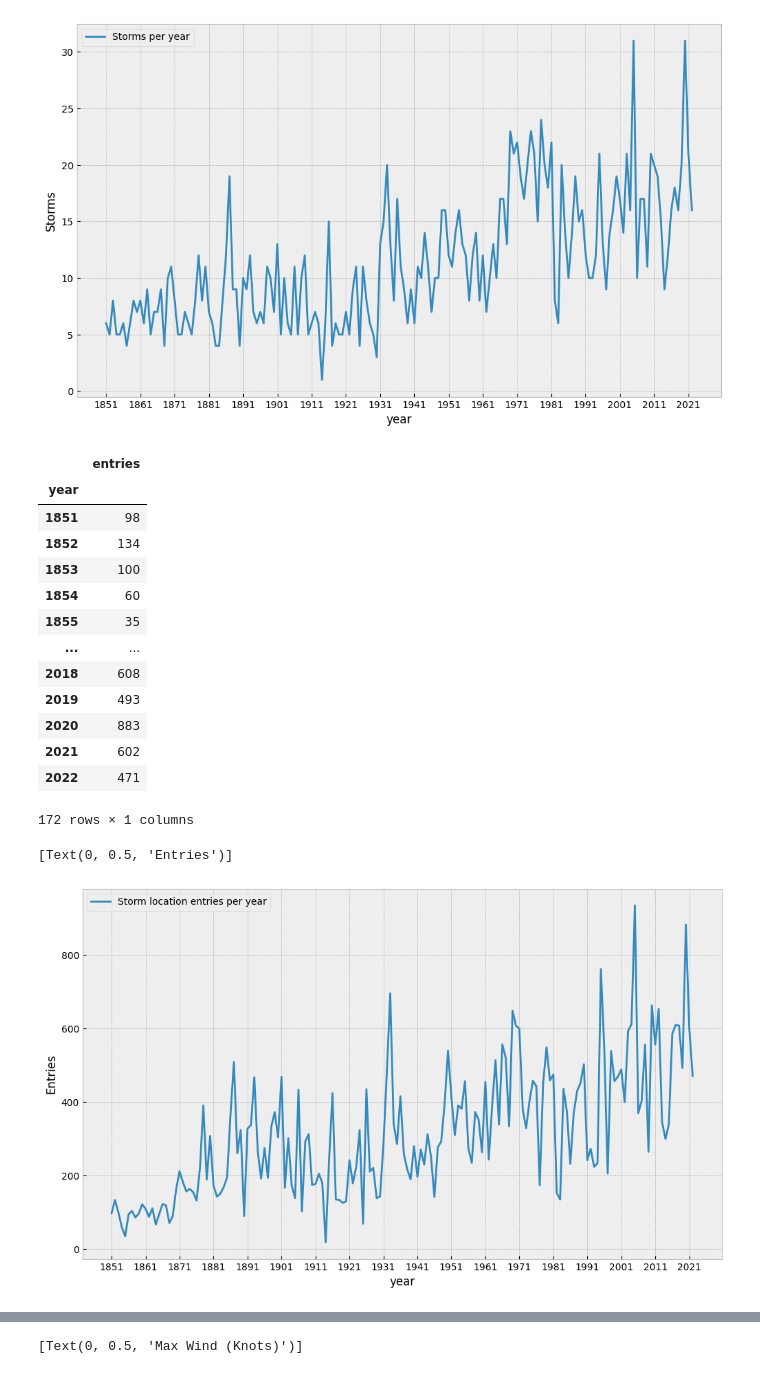
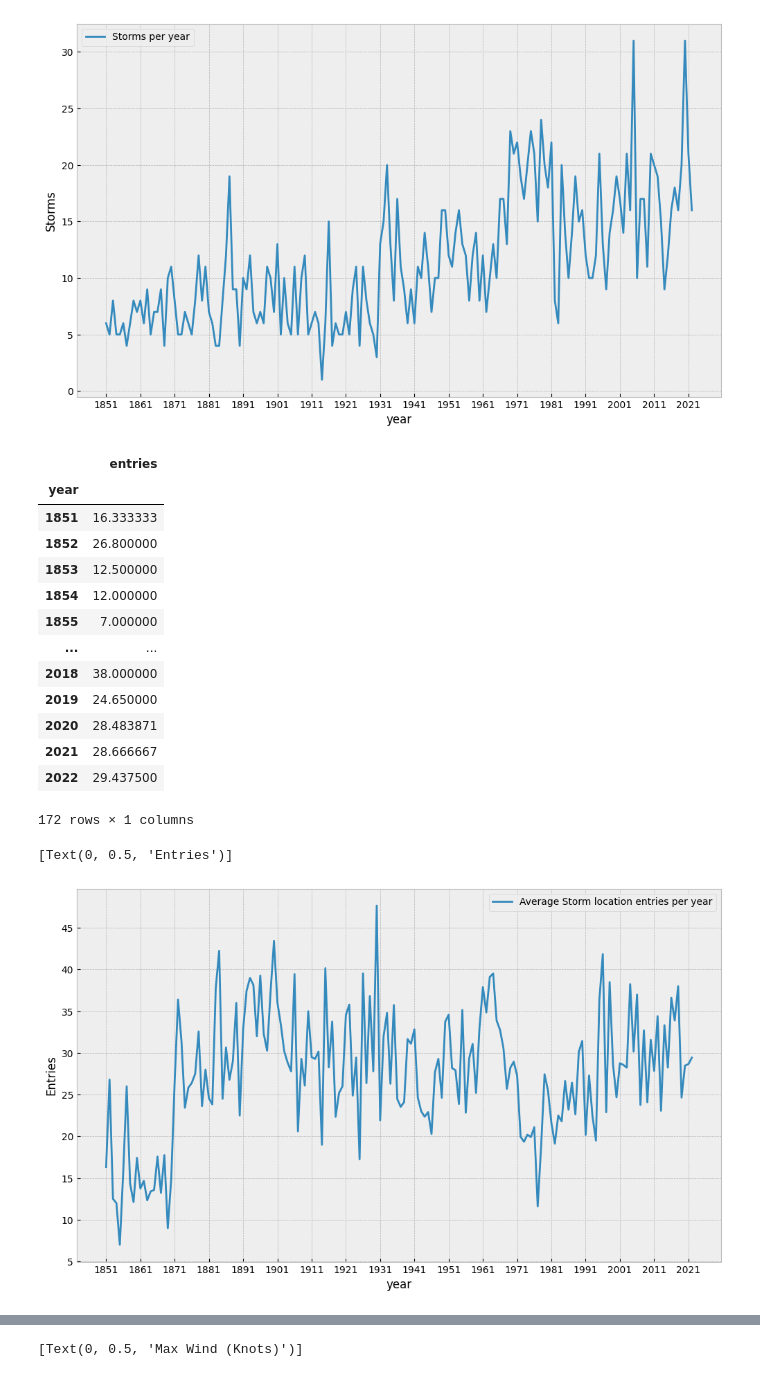
Before and after one commit to AppTrain/hurdat, a Jupyter notebook: hurrdat.ipynb, the cells around one changed output, grey strips where cells are left out. Saved outputs shown, nothing was run; the diff lists cells and outputs as text; code cells hidden in the pictures.

```diff
--- a/hurrdat.ipynb
+++ b/hurrdat.ipynb
@@ -81,32 +81,32 @@ ax.set(ylabel='Storms')
 [Text(0, 0.5, 'Storms')]
 [figure]
 # %%
-recorded_entries = hurrdat.groupby(['year'])['entries','num'].sum()
+recorded_entries = hurrdat.groupby(['year'])['entries','num'].mean()
 # %%
 recorded_entries
 # %% [output]
 |  | entries |
 | year |  |
-| 1851 | 98 |
-| 1852 | 134 |
-| 1853 | 100 |
-| 1854 | 60 |
-| 1855 | 35 |
+| 1851 | 16.333333 |
+| 1852 | 26.800000 |
+| 1853 | 12.500000 |
+| 1854 | 12.000000 |
+| 1855 | 7.000000 |
 | ... | ... |
-| 2018 | 608 |
-| 2019 | 493 |
-| 2020 | 883 |
-| 2021 | 602 |
-| 2022 | 471 |
+| 2018 | 38.000000 |
+| 2019 | 24.650000 |
+| 2020 | 28.483871 |
+| 2021 | 28.666667 |
+| 2022 | 29.437500 |
 172 rows × 1 columns
 # %%
 fig, ax = plt.subplots(figsize=(12, 7))
 ax.xaxis.set_major_locator(MultipleLocator(10))  # show every 10th year
-ax = sns.lineplot( x = recorded_entries.index , y = 'entries' , data = recorded_entries , ax = ax, label = 'Storm location entries per year')
+ax = sns.lineplot( x = recorded_entries.index , y = 'entries' , data = recorded_entries , ax = ax, label = 'Average Storm location entries per year')
 ax.set(ylabel='Entries')
 # %% [output]
 [Text(0, 0.5, 'Entries')]
-[figure, old version]
+[figure, new version]
 # %%
 # Load same csv, but skip a row to load individual storm measurements
 entries = pd.read_csv(url, header=None, on_bad_lines='skip',skiprows=1)
```
